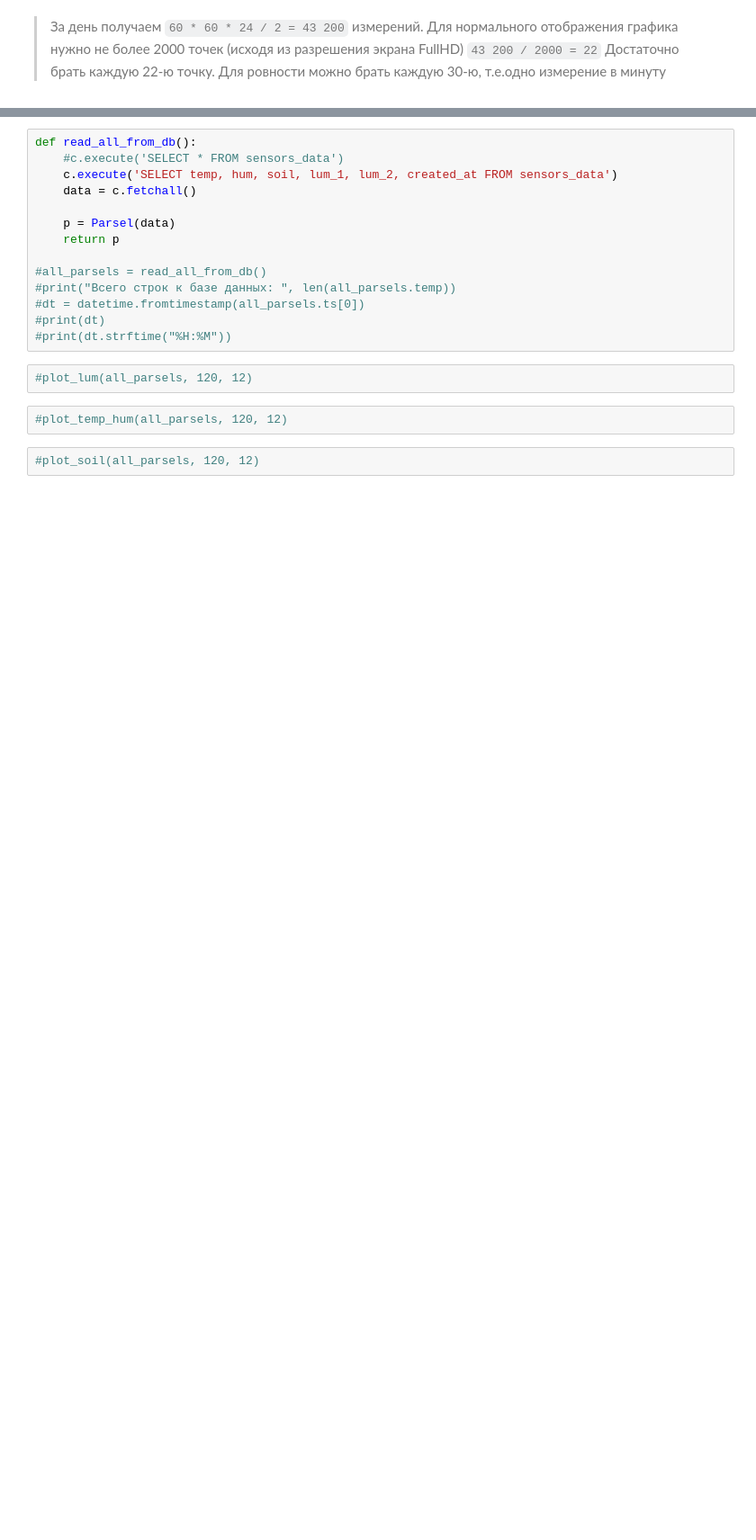
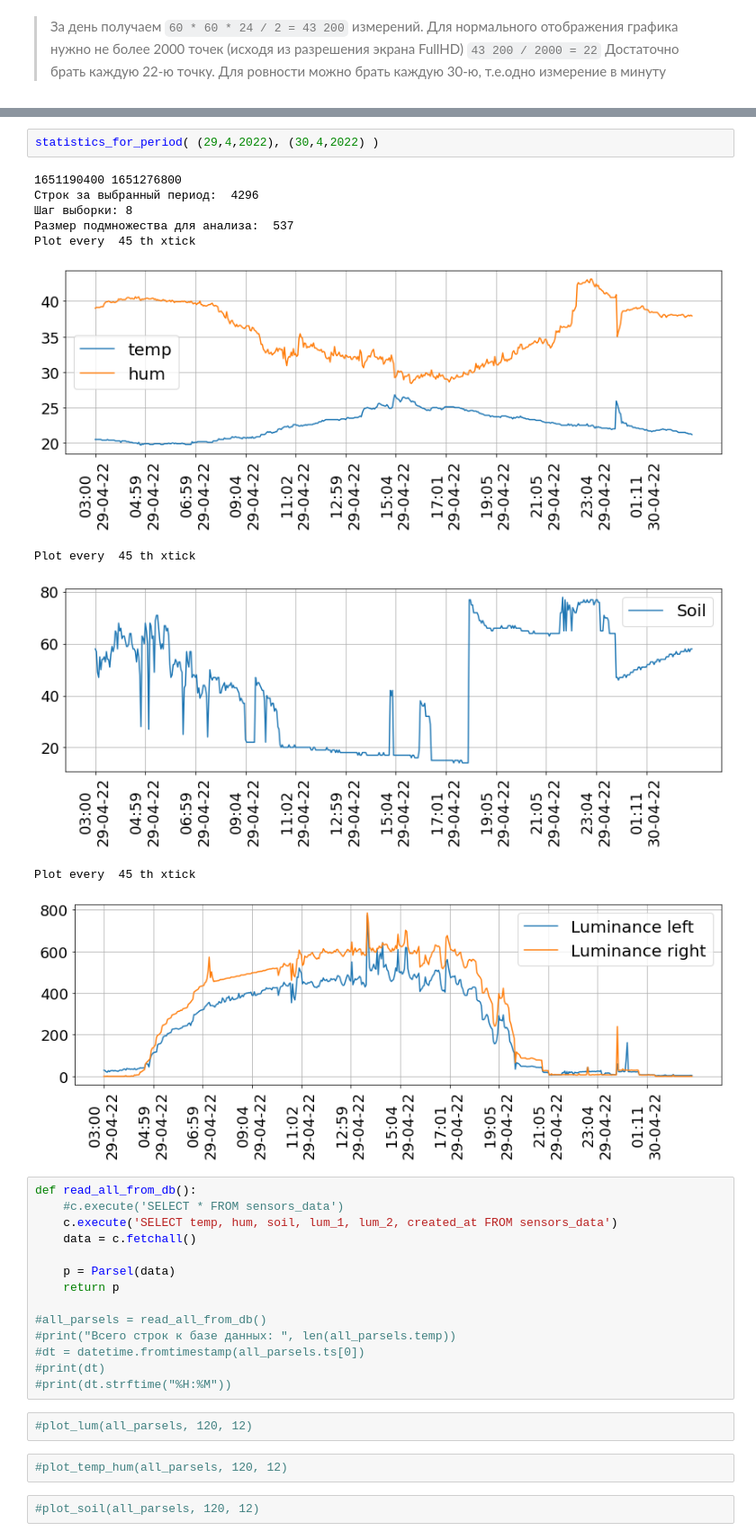
Before and after one commit to edirab/homemeteo-esp-01, a Jupyter notebook: analyze.ipynb, the cells around one changed output, grey strips where cells are left out. Shown: that part at 90% size. Saved outputs shown, nothing was run; the diff lists cells and outputs as text; blank space fills up the shorter version.

```diff
--- a/analyze.ipynb
+++ b/analyze.ipynb
@@ -169,3 +92,16 @@ Plot every  47 th xtick
+# %%
+statistics_for_period( (29,4,2022), (30,4,2022) )
+# %% [output]
+1651190400 1651276800
+Строк за выбранный период:  4296
+Шаг выборки: 8
+Размер подмножества для анализа:  537
+Plot every  45 th xtick
+[figure, added]
+Plot every  45 th xtick
+[figure, added]
+Plot every  45 th xtick
+[figure, added]
 # %%
 def read_all_from_db():
     #c.execute('SELECT * FROM sensors_data')
```
Also changed, not shown: parts of 12 cells of this notebook, 6 other files.
